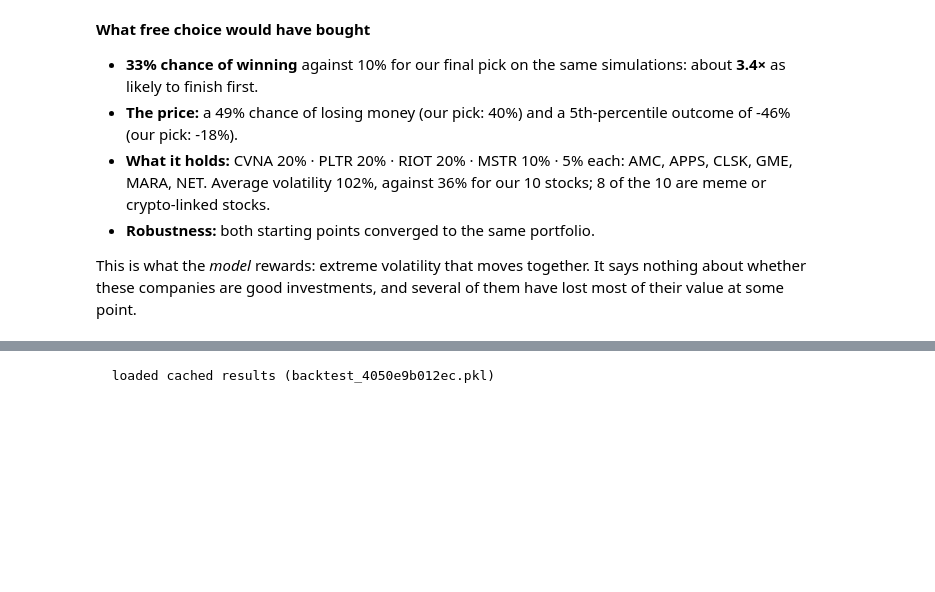
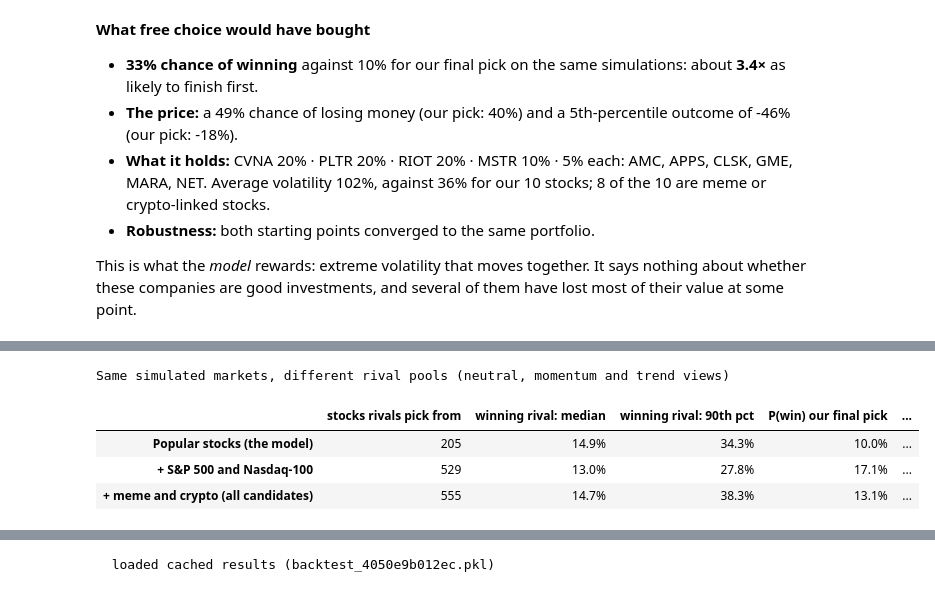
Before and after one commit to ArturasDedinas123/stock-competition-portfolio, a Jupyter notebook: notebooks/1_build_portfolio.ipynb, the cells around one changed output, grey strips where cells are left out. Cells and saved outputs as stored; diff of their text form; code cells hidden in the pictures; blank space fills up the shorter version.

```diff
--- a/notebooks/1_build_portfolio.ipynb
+++ b/notebooks/1_build_portfolio.ipynb
@@ -834,0 +857,37 @@ are good investments, and several of them have lost most of their value at some
+# %%
+index_additions = [t for t in CANDIDATES[len(POOL):] if t not in universe.SPECULATIVE_STOCKS]
+rival_pools = {
+    "Popular stocks (the model)": POOL,
+    "+ S&P 500 and Nasdaq-100": POOL + index_additions,
+    "+ meme and crypto (all candidates)": CANDIDATES,
+}
+coarse_units = search.enumerate_grid(N, MIN_WEIGHT, MAX_WEIGHT, 0.05)
+experiment_rows = {}
+for label, rival_pool in rival_pools.items():
+    rival_test = simulation.simulate(free_log_returns, free_targets, SETTINGS, n_sims=N_SIMS_FREE, seed=SEED + 6,
+                                     keep=list(free_portfolios.columns), pool=rival_pool,
+                                     view_weights=FREE_VIEW_WEIGHTS)
+    scores = rival_test.evaluate(free_portfolios, quantiles=False)
+    best_our_weights, best_our_p_win = picks.best_weights(rival_test, TICKERS, coarse_units, MIN_WEIGHT, 0.05)
+    winning = rival_test.pooled_best()
+    experiment_rows[label] = {
+        "stocks rivals pick from": len(rival_pool),
+        "winning rival: median": float(np.median(winning)),
+        "winning rival: 90th pct": float(np.percentile(winning, 90)),
+        "P(win) our final pick": scores.loc["Our final pick", "P(win)"],
+        "P(win) equal weight": scores.loc["Equal weight (our stocks)", "P(win)"],
+        "P(win) free choice": scores.loc["Free choice", "P(win)"],
+        "best weights for our 10": picks.portfolio_label(best_our_weights, TICKERS, MIN_WEIGHT),
+        "P(win) with those weights": best_our_p_win,
+    }
+rival_experiment = pd.DataFrame(experiment_rows).T
+experiment_percent = pd.Index([c for c in rival_experiment.columns if c.startswith(("winning", "P(win)"))])
+display(rival_experiment.style
+        .set_caption("Same simulated markets, different rival pools (neutral, momentum and trend views)")
+        .format("{:.1%}", subset=experiment_percent).format("{:,.0f}", subset=pd.Index(["stocks rivals pick from"])))
+# %% [output]
+Same simulated markets, different rival pools (neutral, momentum and trend views)
+|  | stocks rivals pick from | winning rival: median | winning rival: 90th pct | P(win) our final pick | ... |
+| Popular stocks (the model) | 205 | 14.9% | 34.3% | 10.0% | ... |
+| + S&P 500 and Nasdaq-100 | 529 | 13.0% | 27.8% | 17.1% | ... |
+| + meme and crypto (all candidates) | 555 | 14.7% | 38.3% | 13.1% | ... |
```
Also changed, not shown: parts of 11 cells of this notebook, 2 other files.
